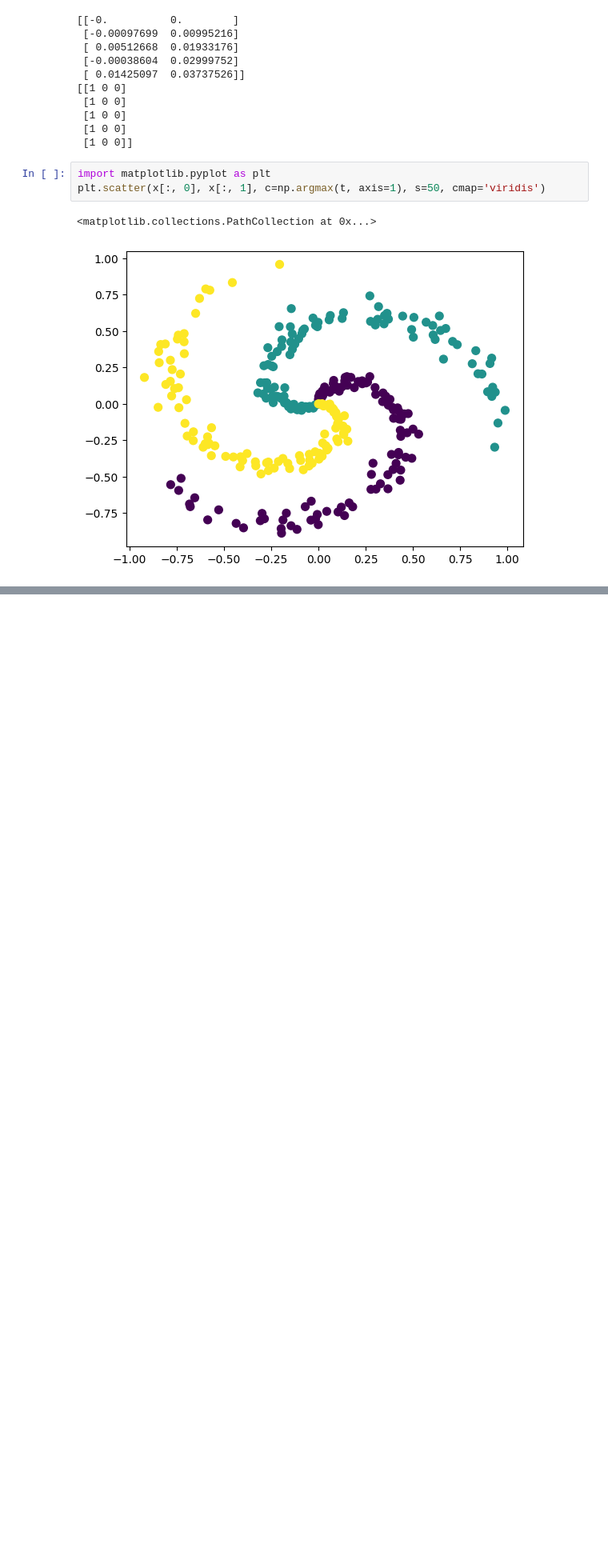
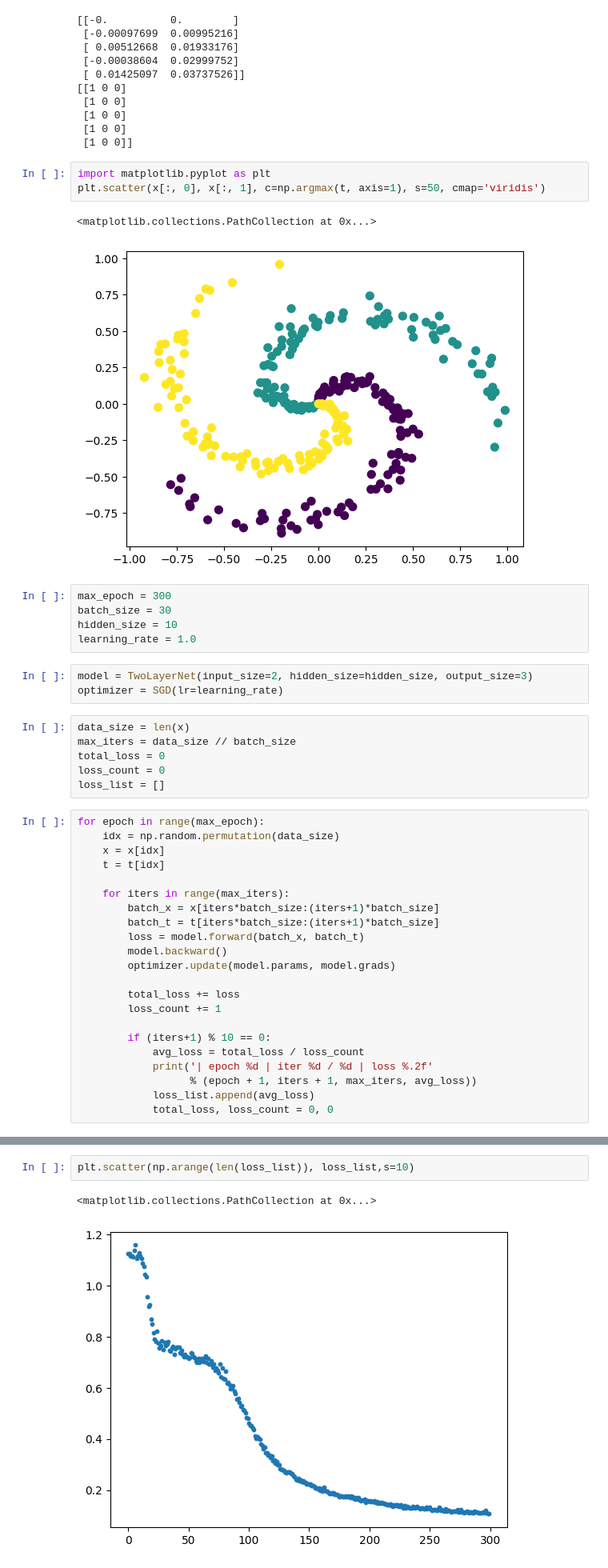
Before and after one commit to Jonh-Nash/scratch-club, a Jupyter notebook: deep-learning-2nd/1章/spiral.ipynb, the cells around one changed output, grey strips where cells are left out. Shown at 80% size. Drawn from its saved outputs; the diff is of its cells as text; blank space fills up the shorter version.

```diff
--- a/deep-learning-2nd/1章/spiral.ipynb
+++ b/deep-learning-2nd/1章/spiral.ipynb
@@ -51,3 +57,39 @@ plt.scatter(x[:, 0], x[:, 1], c=np.argmax(t, axis=1), s=50, cmap='viridis')
 # %% [output]
 <matplotlib.collections.PathCollection at 0x...>
 [figure]
+# %%
+max_epoch = 300
+batch_size = 30
+hidden_size = 10
+learning_rate = 1.0
+# %%
+model = TwoLayerNet(input_size=2, hidden_size=hidden_size, output_size=3)
+optimizer = SGD(lr=learning_rate)
+# %%
+data_size = len(x)
+max_iters = data_size // batch_size
+total_loss = 0
+loss_count = 0
+loss_list = []
+# %%
+for epoch in range(max_epoch):
+    idx = np.random.permutation(data_size)
+    x = x[idx]
+    t = t[idx]
+
+    for iters in range(max_iters):
+        batch_x = x[iters*batch_size:(iters+1)*batch_size]
+        batch_t = t[iters*batch_size:(iters+1)*batch_size]
+        loss = model.forward(batch_x, batch_t)
+        model.backward()
+        optimizer.update(model.params, model.grads)
+
+        total_loss += loss
+        loss_count += 1
+
+        if (iters+1) % 10 == 0:
+            avg_loss = total_loss / loss_count
+            print('| epoch %d | iter %d / %d | loss %.2f'
+                  % (epoch + 1, iters + 1, max_iters, avg_loss))
+            loss_list.append(avg_loss)
+            total_loss, loss_count = 0, 0
@@ -53,0 +114,5 @@ plt.scatter(x[:, 0], x[:, 1], c=np.argmax(t, axis=1), s=50, cmap='viridis')
+# %%
+plt.scatter(np.arange(len(loss_list)), loss_list,s=10)
+# %% [output]
+<matplotlib.collections.PathCollection at 0x...>
+[figure, added]
```
Also changed, not shown: parts of 3 cells of this notebook, 3 other files.
